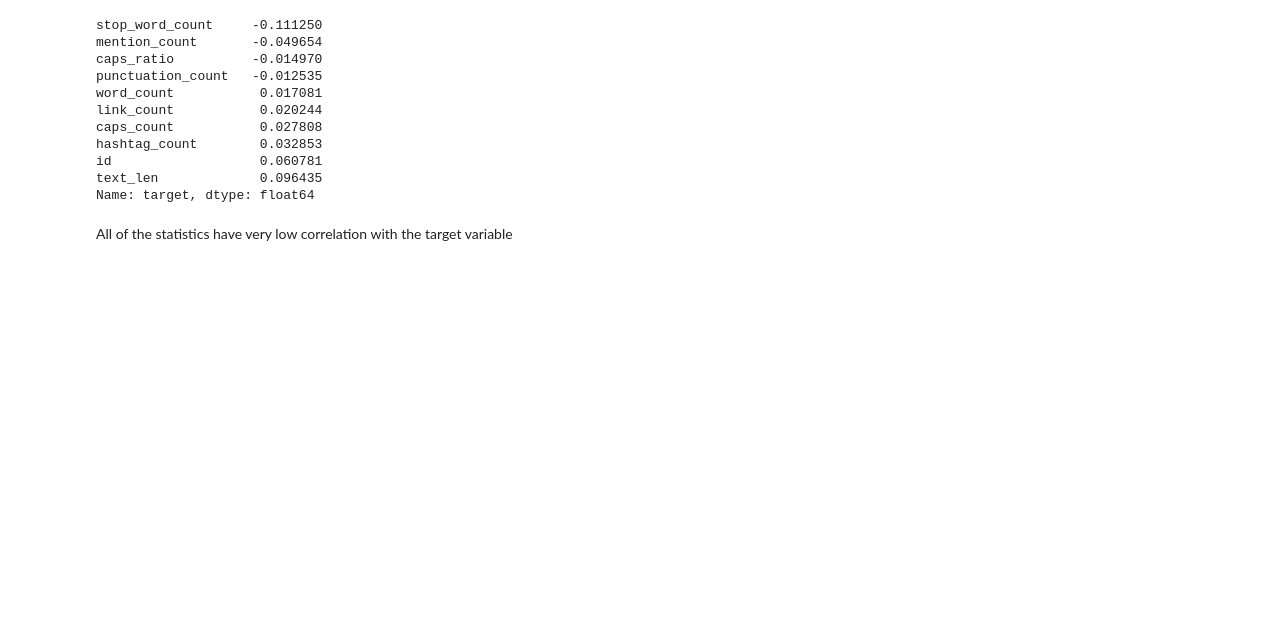
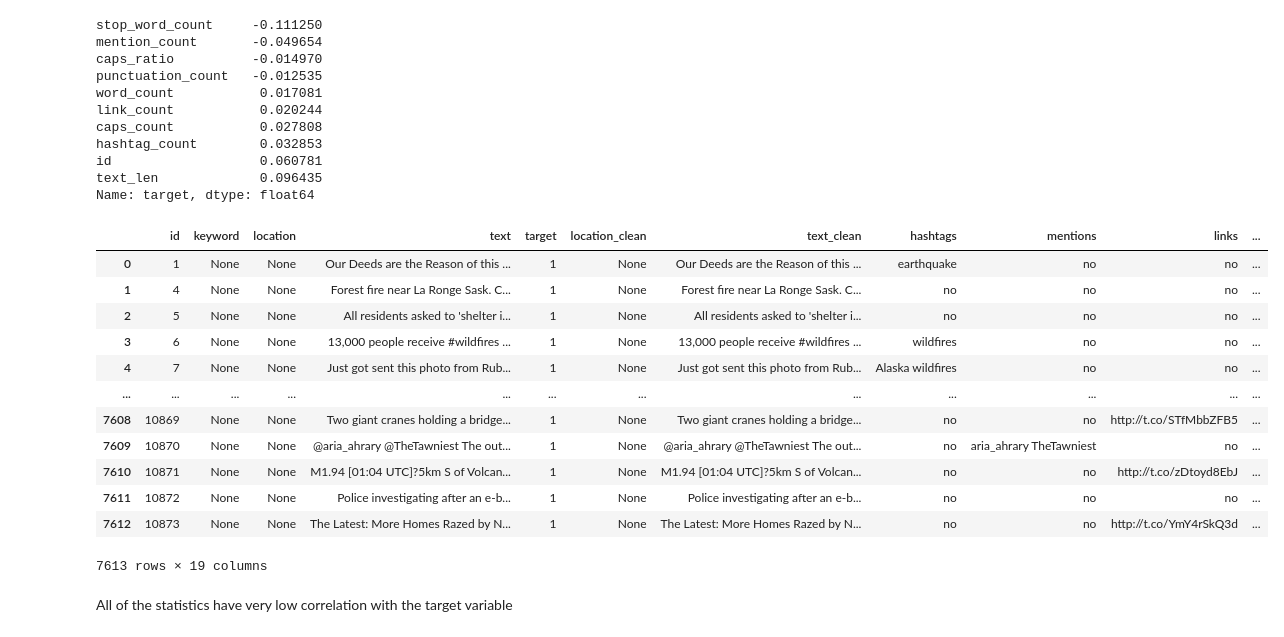
Before and after one commit to Akb-25/Natural-Disaster-Prediction-Kaggle, a Jupyter notebook: basic-nlp-on-disaster-tweets.ipynb, the cells around one changed output. Drawn from its saved outputs; the diff is of its cells as text; code cells hidden in the pictures; blank space fills up the shorter version.

```diff
--- a/basic-nlp-on-disaster-tweets.ipynb
+++ b/basic-nlp-on-disaster-tweets.ipynb
@@ -346,6 +342,22 @@ hashtag_count        0.032853
 id                   0.060781
 text_len             0.096435
 Name: target, dtype: float64
+# %%
+train
+# %% [output]
+|  | id | keyword | location | text | target | location_clean | text_clean | hashtags | mentions | links | ... |
+| 0 | 1 | None | None | Our Deeds are the Reason of this ... | 1 | None | Our Deeds are the Reason of this ... | earthquake | no | no | ... |
+| 1 | 4 | None | None | Forest fire near La Ronge Sask. C... | 1 | None | Forest fire near La Ronge Sask. C... | no | no | no | ... |
+| 2 | 5 | None | None | All residents asked to 'shelter i... | 1 | None | All residents asked to 'shelter i... | no | no | no | ... |
+| 3 | 6 | None | None | 13,000 people receive #wildfires ... | 1 | None | 13,000 people receive #wildfires ... | wildfires | no | no | ... |
+| 4 | 7 | None | None | Just got sent this photo from Rub... | 1 | None | Just got sent this photo from Rub... | Alaska wildfires | no | no | ... |
+| ... | ... | ... | ... | ... | ... | ... | ... | ... | ... | ... | ... |
+| 7608 | 10869 | None | None | Two giant cranes holding a bridge... | 1 | None | Two giant cranes holding a bridge... | no | no | http://t.co/STfMbbZFB5 | ... |
+| 7609 | 10870 | None | None | @aria_ahrary @TheTawniest The out... | 1 | None | @aria_ahrary @TheTawniest The out... | no | aria_ahrary TheTawniest | no | ... |
+| 7610 | 10871 | None | None | M1.94 [01:04 UTC]?5km S of Volcan... | 1 | None | M1.94 [01:04 UTC]?5km S of Volcan... | no | no | http://t.co/zDtoyd8EbJ | ... |
+| 7611 | 10872 | None | None | Police investigating after an e-b... | 1 | None | Police investigating after an e-b... | no | no | no | ... |
+| 7612 | 10873 | None | None | The Latest: More Homes Razed by N... | 1 | None | The Latest: More Homes Razed by N... | no | no | http://t.co/YmY4rSkQ3d | ... |
+7613 rows × 19 columns
 # %% [markdown]
 All of the statistics have very low correlation with the target variable
 # %% [markdown]
```
Also changed, not shown: parts of 16 cells of this notebook, 2 other files.
